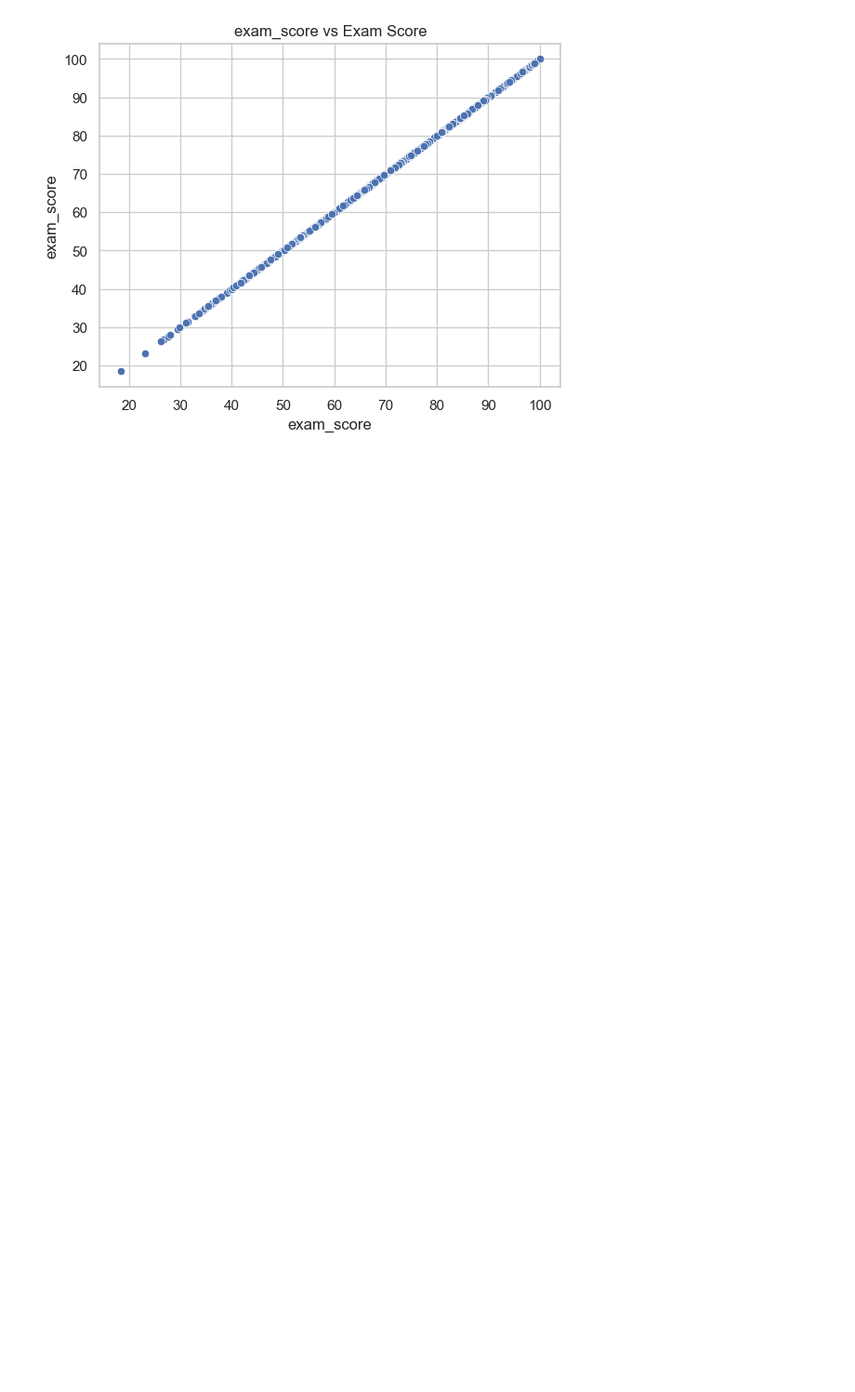
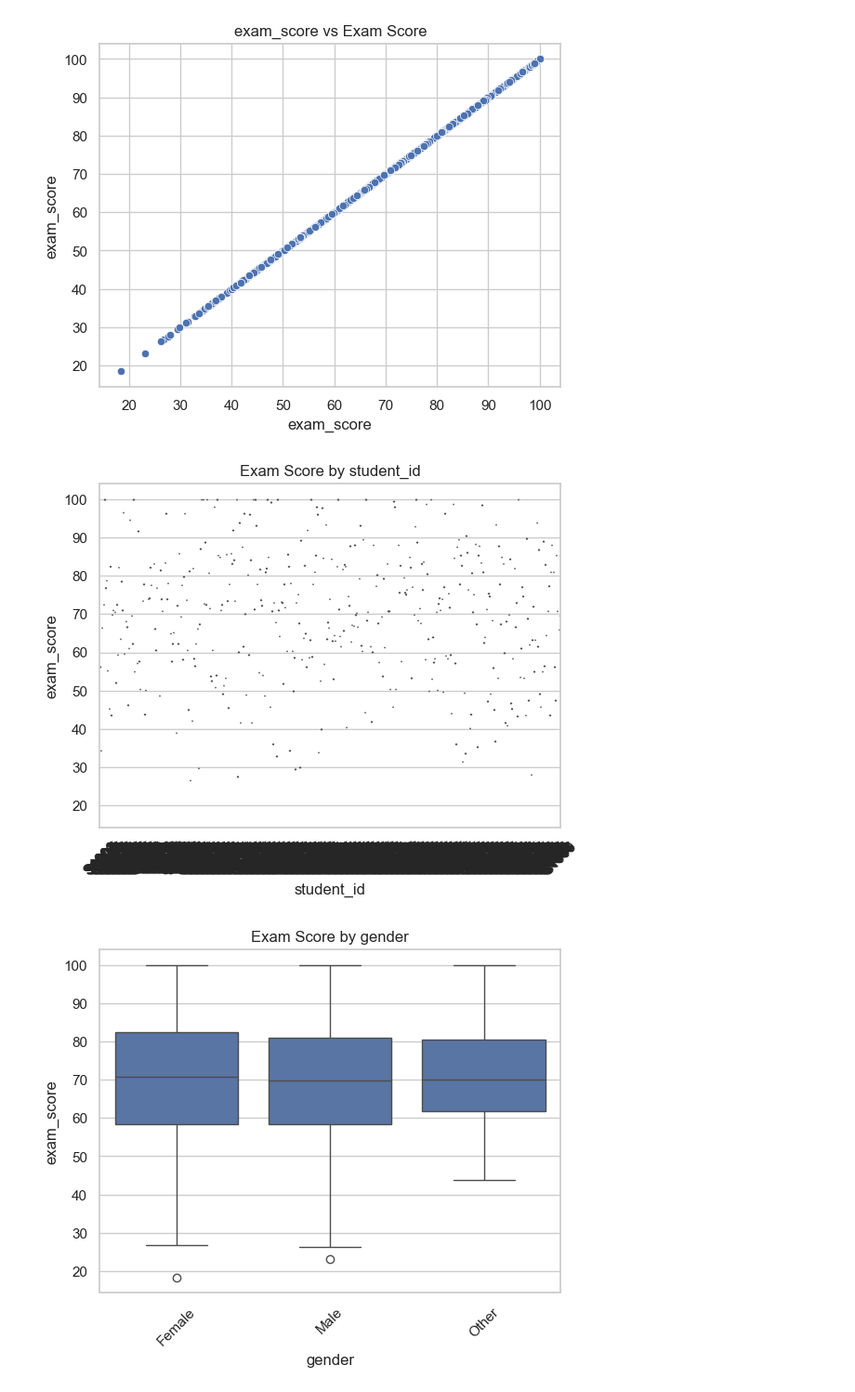
Before and after one commit to ThevinduDha/Predicting-Student-Exam-Scores, a Jupyter notebook: notebook.ipynb, the cells around one changed output. Shown at 93% size. Saved outputs shown, nothing was run; the diff lists cells and outputs as text; code cells hidden in the pictures; blank space fills up the shorter version.

Commit message:
Set Up BoxPlots ✅

```diff
--- a/notebook.ipynb
+++ b/notebook.ipynb
@@ -299,3 +299,12 @@ for feature in num_features:
 [figure]
 [figure]
 [figure]
+# %%
+for col in categorical_cols:
+    sns.boxplot(data=df, x=col, y="exam_score")
+    plt.title(f"Exam Score by {col}")
+    plt.xticks(rotation=45)
+    plt.show()
+# %% [output]
+[figure, added]
+[figure, added]
```
Also changed, not shown: parts of 1 cell of this notebook.
